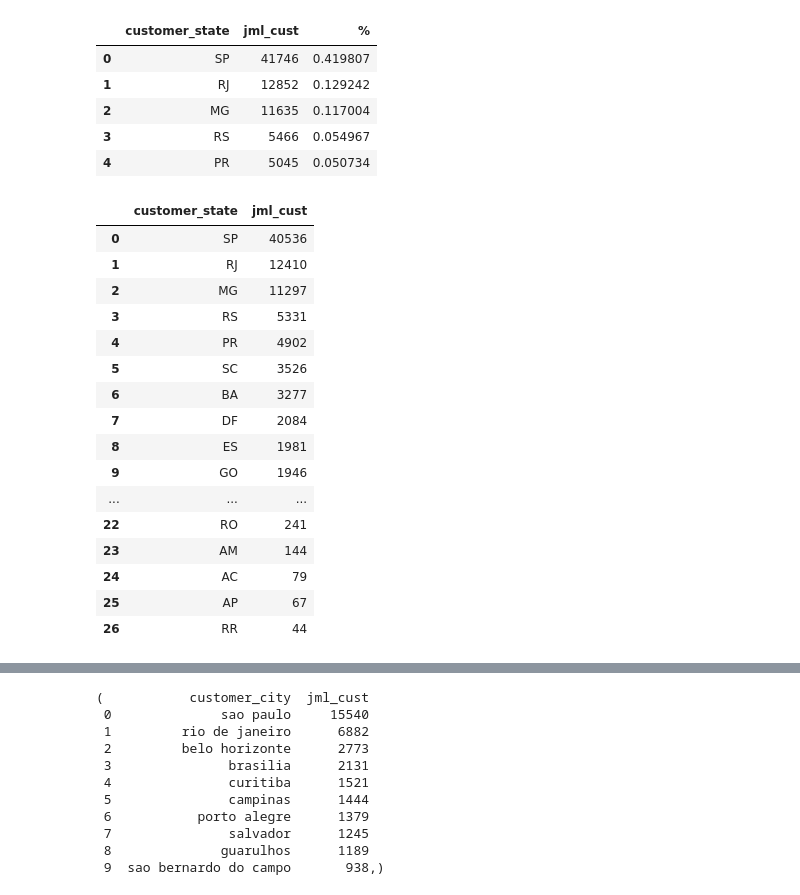
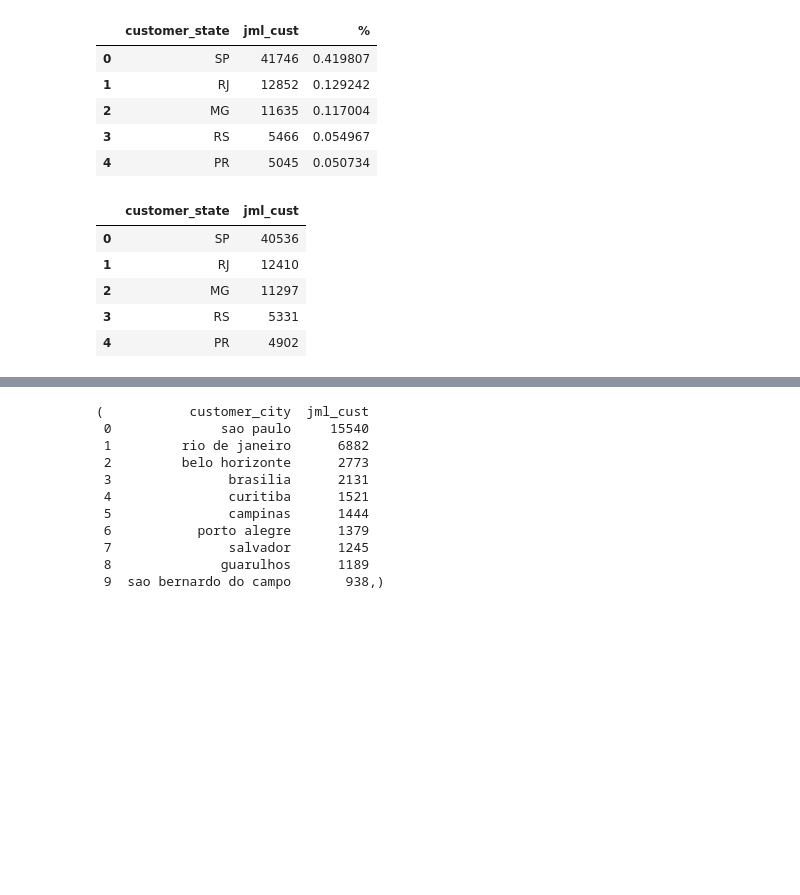
Before and after one commit to muhamadInsan/da-with-python-dicoding-submission, a Jupyter notebook: notebook.ipynb, the cells around one changed output, grey strips where cells are left out. Saved outputs shown, nothing was run; the diff lists cells and outputs as text; code cells hidden in the pictures; blank space fills up the shorter version.

Commit message:
update date filter data

```diff
--- a/notebook.ipynb
+++ b/notebook.ipynb
@@ -40,17 +28,17 @@ Absolute Path: d:\insan\Project-portfolio\dicoding\latihan-wrangling\submission/
 # %% [markdown]
 ### Gathering Data
 # %%
-customers = pd.read_csv('data/E-Commerce Public Dataset/customers_dataset.csv')
-geolocation = gpd.read_file('data/E-Commerce Public Dataset/geolocation_dataset.csv')
+customers = pd.read_csv('dashboard/data/E-Commerce Public Dataset/customers_dataset.csv')
+geolocation = gpd.read_file('dashboard/data/E-Commerce Public Dataset/geolocation_dataset.csv')
 # geo_location = gpd.GeoDataFrame(geolocation, geometry=gpd.points_from_xy(geolocation['geolocation_lng'], geolocation['geolocation_lat']))
 # geo_location.crs = {'init':'epsg:4326'}
-order_items = pd.read_csv('data/E-Commerce Public Dataset/order_items_dataset.csv')
-order_payments = pd.read_csv('data/E-Commerce Public Dataset/order_payments_dataset.csv')
-order_reviews = pd.read_csv('data/E-Commerce Public Dataset/order_reviews_dataset.csv')
-orders = pd.read_csv('data/E-Commerce Public Dataset/orders_dataset.csv')
-product_cat_name = pd.read_csv('data/E-Commerce Public Dataset/product_category_name_translation.csv')
-products = pd.read_csv('data/E-Commerce Public Dataset/products_dataset.csv')
-sellers = pd.read_csv('data/E-Commerce Public Dataset/sellers_dataset.csv')
+order_items = pd.read_csv('dashboard/data/E-Commerce Public Dataset/order_items_dataset.csv')
+order_payments = pd.read_csv('dashboard/data/E-Commerce Public Dataset/order_payments_dataset.csv')
+order_reviews = pd.read_csv('dashboard/data/E-Commerce Public Dataset/order_reviews_dataset.csv')
+orders = pd.read_csv('dashboard/data/E-Commerce Public Dataset/orders_dataset.csv')
+product_cat_name = pd.read_csv('dashboard/data/E-Commerce Public Dataset/product_category_name_translation.csv')
+products = pd.read_csv('dashboard/data/E-Commerce Public Dataset/products_dataset.csv')
+sellers = pd.read_csv('dashboard/data/E-Commerce Public Dataset/sellers_dataset.csv')
 # %% [markdown]
 ### Assessing Data
 # %% [markdown]
@@ -723,25 +713,19 @@ custby_states.head()
 | 3 | RS | 5466 | 0.054967 |
 | 4 | PR | 5045 | 0.050734 |
 # %%
-all_dataset.groupby(by=['customer_state']).customer_id.nunique().sort_values(ascending=False).reset_index().rename(columns={'customer_id':'jml_cust'})
+def cust_by_states(df):
+    return df.groupby(by=['customer_state']).customer_id.nunique().sort_values(
+                ascending=False).reset_index().rename(
+                    columns={'customer_id':'jml_cust'})
+
+cust_by_states(all_dataset).head()
 # %% [output]
 |  | customer_state | jml_cust |
 | 0 | SP | 40536 |
 | 1 | RJ | 12410 |
 | 2 | MG | 11297 |
 | 3 | RS | 5331 |
 | 4 | PR | 4902 |
-| 5 | SC | 3526 |
-| 6 | BA | 3277 |
-| 7 | DF | 2084 |
-| 8 | ES | 1981 |
-| 9 | GO | 1946 |
-| ... | ... | ... |
-| 22 | RO | 241 |
-| 23 | AM | 144 |
-| 24 | AC | 79 |
-| 25 | AP | 67 |
-| 26 | RR | 44 |
 # %%
 fig = px.bar(
     custby_states,
```
Also changed, not shown: parts of 27 cells of this notebook, 2 other files.
